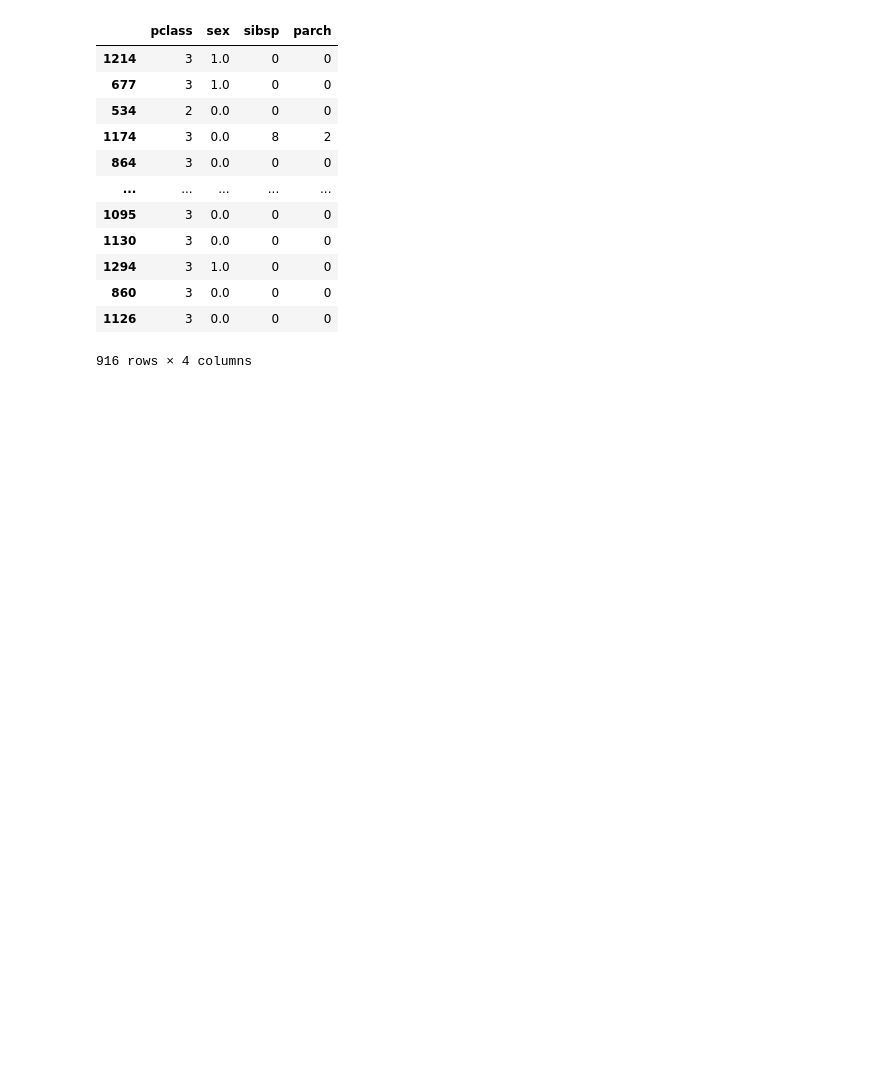
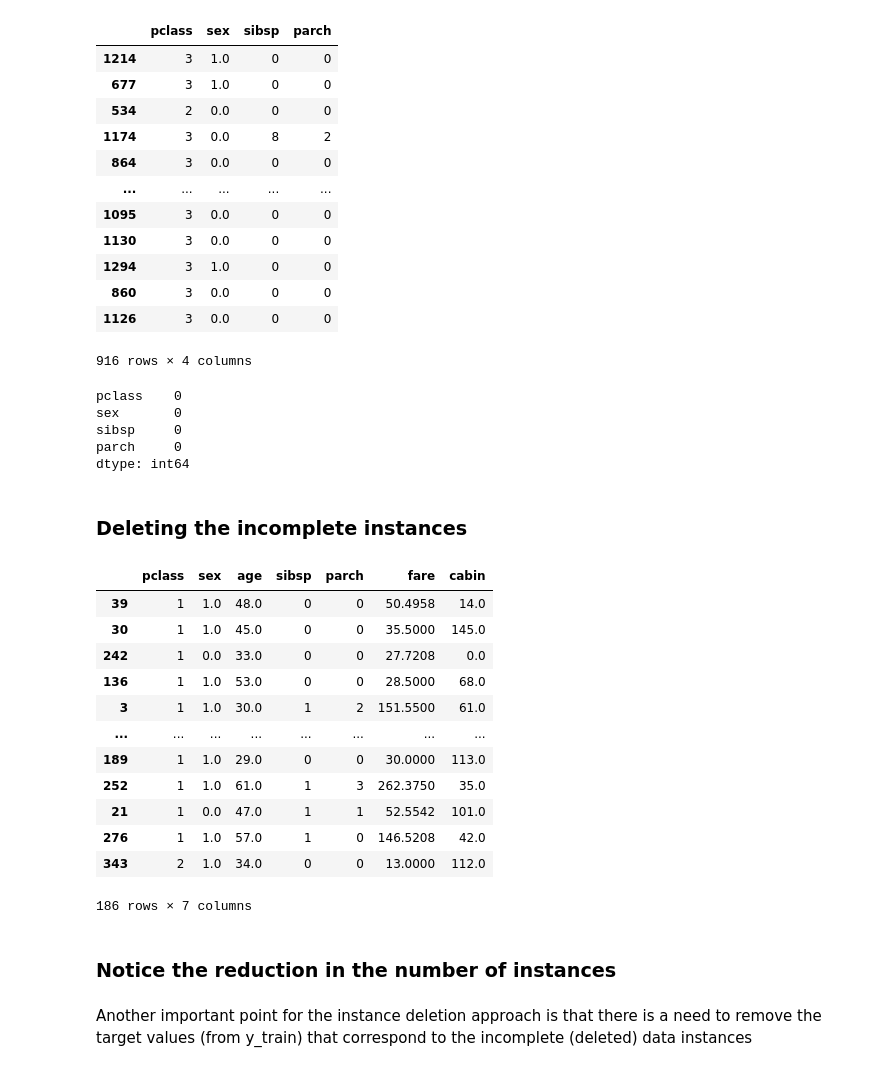
Before and after one commit to buianhtuyet05/ueh25-ktlt-eco, a Jupyter notebook: buoi6_250923/Untitled.ipynb, the cells around one changed output. Cells and saved outputs as stored; diff of their text form; code cells hidden in the pictures; blank space fills up the shorter version.

```diff
--- a/buoi6_250923/Untitled.ipynb
+++ b/buoi6_250923/Untitled.ipynb
@@ -206,3 +206,37 @@ X_titanic_train_complete
 | 860 | 3 | 0.0 | 0 | 0 |
 | 1126 | 3 | 0.0 | 0 | 0 |
 916 rows × 4 columns
+# %%
+#Check the number of missing values
+print(X_titanic_train_complete.isnull().sum())
+# %% [output]
+pclass    0
+sex       0
+sibsp     0
+parch     0
+dtype: int64
+# %% [markdown]
+### Deleting the incomplete instances
+# %%
+X_titanic_train_complete=X_titanic_train_encoded.copy()
+X_titanic_train_complete.dropna(axis=0, inplace=True)
+#The difference is axis=0 instead of 1
+X_titanic_train_complete
+# %% [output]
+|  | pclass | sex | age | sibsp | parch | fare | cabin |
+| 39 | 1 | 1.0 | 48.0 | 0 | 0 | 50.4958 | 14.0 |
+| 30 | 1 | 1.0 | 45.0 | 0 | 0 | 35.5000 | 145.0 |
+| 242 | 1 | 0.0 | 33.0 | 0 | 0 | 27.7208 | 0.0 |
+| 136 | 1 | 1.0 | 53.0 | 0 | 0 | 28.5000 | 68.0 |
+| 3 | 1 | 1.0 | 30.0 | 1 | 2 | 151.5500 | 61.0 |
+| ... | ... | ... | ... | ... | ... | ... | ... |
+| 189 | 1 | 1.0 | 29.0 | 0 | 0 | 30.0000 | 113.0 |
+| 252 | 1 | 1.0 | 61.0 | 1 | 3 | 262.3750 | 35.0 |
+| 21 | 1 | 0.0 | 47.0 | 1 | 1 | 52.5542 | 101.0 |
+| 276 | 1 | 1.0 | 57.0 | 1 | 0 | 146.5208 | 42.0 |
+| 343 | 2 | 1.0 | 34.0 | 0 | 0 | 13.0000 | 112.0 |
+186 rows × 7 columns
+# %% [markdown]
+### Notice the reduction in the number of instances
+# %% [markdown]
+Another important point for the instance deletion approach is that there is a need to remove the target values (from y_train) that correspond to the incomplete (deleted) data instances
```
Also changed, not shown: parts of 9 cells of this notebook.
